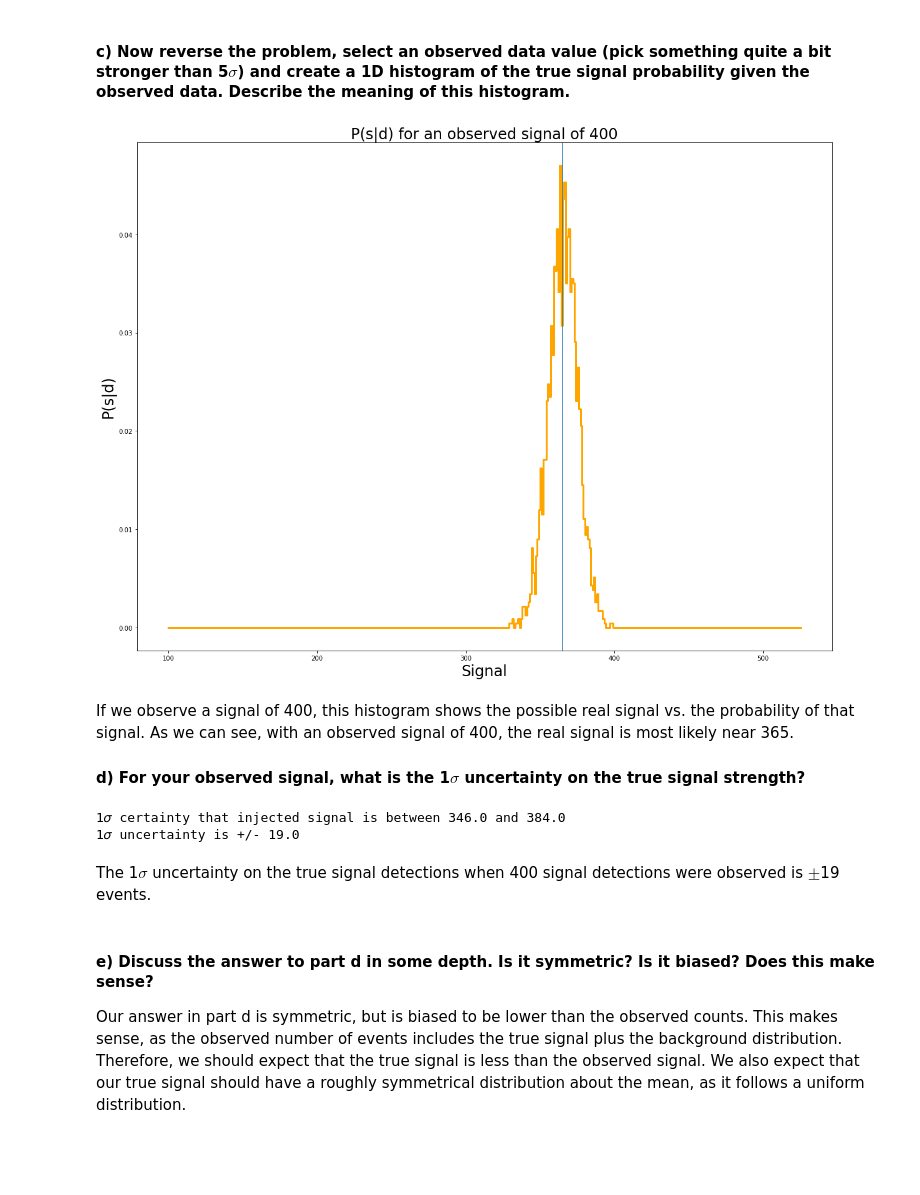
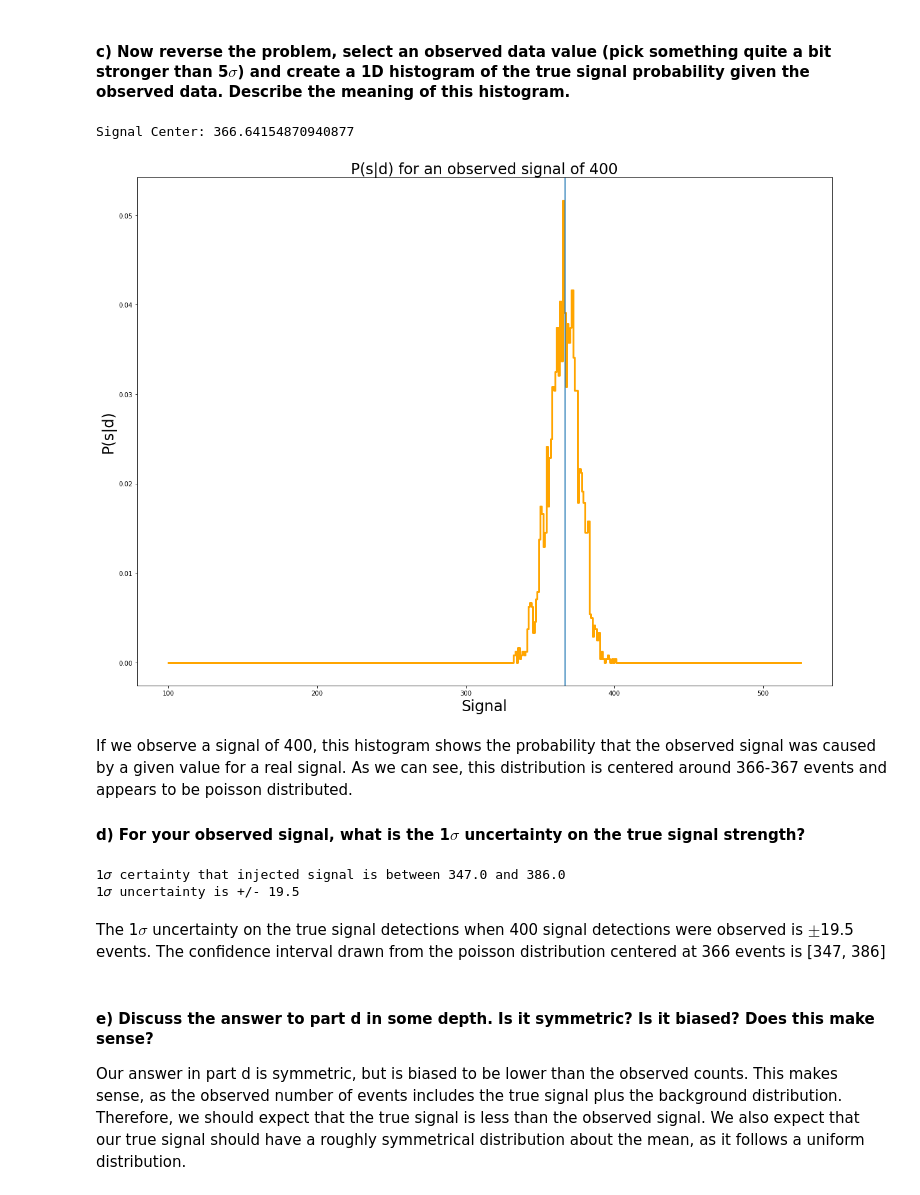
Before and after one commit to chkboris/Physics-434, a Jupyter notebook: Lab-6-CI.ipynb, the cells around one changed output. Drawn from its saved outputs; the diff is of its cells as text; code cells hidden in the pictures; blank space fills up the shorter version.

```diff
--- a/Lab-6-CI.ipynb
+++ b/Lab-6-CI.ipynb
@@ -130,28 +130,31 @@ plt.show()
 # %%
 n = 300
 plt.step(temp2[:-1],Psd[n,:]/np.sum(Psd[n,:]),Linewidth = 3, color = 'orange')
 plt.title('P(s|d) for an observed signal of ' + str(temp2[n]) ,fontsize = 24)
 plt.xlabel('Signal',fontsize = 24)
 plt.ylabel('P(s|d)', fontsize=24)
-plt.axvline(365)
+mean = np.sum(scenters*Psd[n,:]/np.sum(Psd[n,:]))
+plt.axvline(mean)
+print("Signal Center:", mean)
 plt.show()
 # %% [output]
+Signal Center: 366.64154870940877
-[figure, old version]
+[figure, new version]
 # %% [markdown]
-If we observe a signal of 400, this histogram shows the possible real signal vs. the probability of that signal. As we can see, with an observed signal of 400, the real signal is most likely near 365.
+If we observe a signal of 400, this histogram shows the probability that the observed signal was caused by a given value for a real signal. As we can see, this distribution is centered around 366-367 events and appears to be poisson distributed.
 
 #### d) For your observed signal, what is the 1$\sigma$ uncertainty on the true signal strength?
 # %%
-upper = stats.poisson.ppf(stats.norm.cdf(1),mu=365)
-lower = stats.poisson.ppf(stats.norm.sf(1),mu=365)
+upper = stats.poisson.ppf(stats.norm.cdf(1),mu=mean)
+lower = stats.poisson.ppf(stats.norm.sf(1),mu=mean)
 bound = upper-lower
 print(f"1𝜎 certainty that injected signal is between {lower:.1f} and {upper:.1f}")
 print(f"1𝜎 uncertainty is +/- {bound/2:.1f}")
 # %% [output]
-1𝜎 certainty that injected signal is between 346.0 and 384.0
-1𝜎 uncertainty is +/- 19.0
+1𝜎 certainty that injected signal is between 347.0 and 386.0
+1𝜎 uncertainty is +/- 19.5
 # %% [markdown]
-The 1$\sigma$ uncertainty on the true signal detections when 400 signal detections were observed is $\pm$19 events.
+The 1$\sigma$ uncertainty on the true signal detections when 400 signal detections were observed is $\pm$19.5 events. The confidence interval drawn from the poisson distribution centered at 366 events is [347, 386]
 # %% [markdown]
 #### e) Discuss the answer to part d in some depth. Is it symmetric? Is it biased? Does this make sense?
 
```
Also changed, not shown: parts of 5 cells of this notebook.
